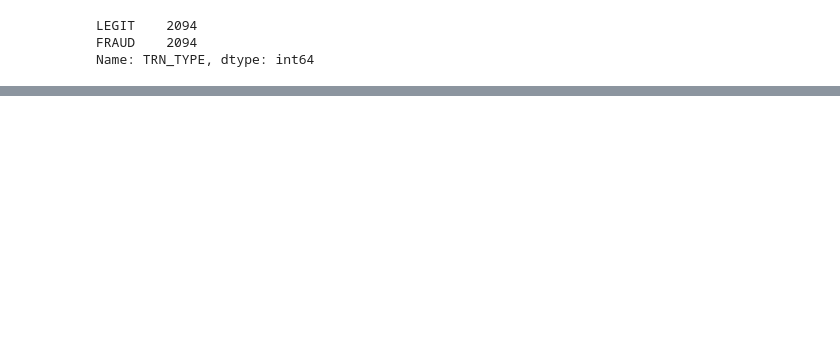
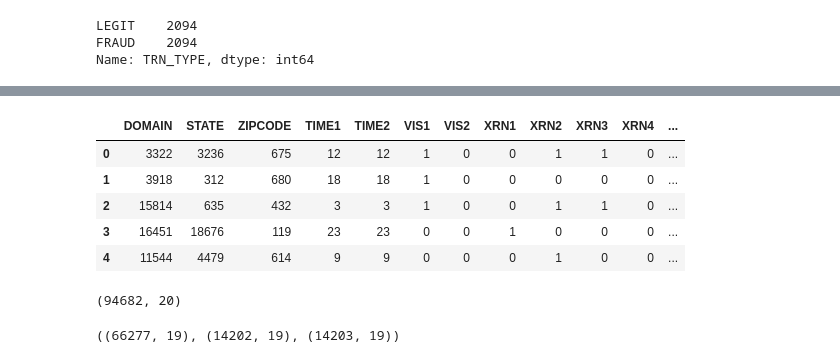
Before and after one commit to SUMANT2003/ML-Credit-Card-Fraud-Detection, a Jupyter notebook: CCFraud.ipynb, the cells around one changed output, grey strips where cells are left out. Drawn from its saved outputs; the diff is of its cells as text; code cells hidden in the pictures; blank space fills up the shorter version.

```diff
--- a/CCFraud.ipynb
+++ b/CCFraud.ipynb
@@ -188,0 +211,32 @@ x_test_scaled = min_max_scaler.transform(x_test.copy())
+# %%
+domain_freq = df['DOMAIN'].value_counts().to_dict()
+df['DOMAIN'] = df['DOMAIN'].map(domain_freq)
+state_freq = df['STATE'].value_counts().to_dict()
+df['STATE'] = df['STATE'].map(state_freq)
+df.head()
+# %% [output]
+|  | DOMAIN | STATE | ZIPCODE | TIME1 | TIME2 | VIS1 | VIS2 | XRN1 | XRN2 | XRN3 | XRN4 | ... |
+| 0 | 3322 | 3236 | 675 | 12 | 12 | 1 | 0 | 0 | 1 | 1 | 0 | ... |
+| 1 | 3918 | 312 | 680 | 18 | 18 | 1 | 0 | 0 | 0 | 0 | 0 | ... |
+| 2 | 15814 | 635 | 432 | 3 | 3 | 1 | 0 | 0 | 1 | 1 | 0 | ... |
+| 3 | 16451 | 18676 | 119 | 23 | 23 | 0 | 0 | 1 | 0 | 0 | 0 | ... |
+| 4 | 11544 | 4479 | 614 | 9 | 9 | 0 | 0 | 0 | 1 | 0 | 0 | ... |
+# %%
+df.shape
+# %% [output]
+(94682, 20)
+# %%
+from sklearn.model_selection import train_test_split
+
+# Splitting the data into training and temporary sets with stratification
+X = df.drop('TRN_TYPE', axis=1)
+y = df['TRN_TYPE']
+
+X_train, X_temp, y_train, y_temp = train_test_split(X, y, test_size=0.3, stratify=y, random_state=42)
+
+# Splitting the temporary set into validation and test sets with stratification
+X_val, X_test, y_val, y_test = train_test_split(X_temp, y_temp, test_size=0.5, stratify=y_temp, random_state=42)
+
+X_train.shape, X_val.shape, X_test.shape
+# %% [output]
+((66277, 19), (14202, 19), (14203, 19))
```
Also changed, not shown: parts of 19 cells of this notebook.
